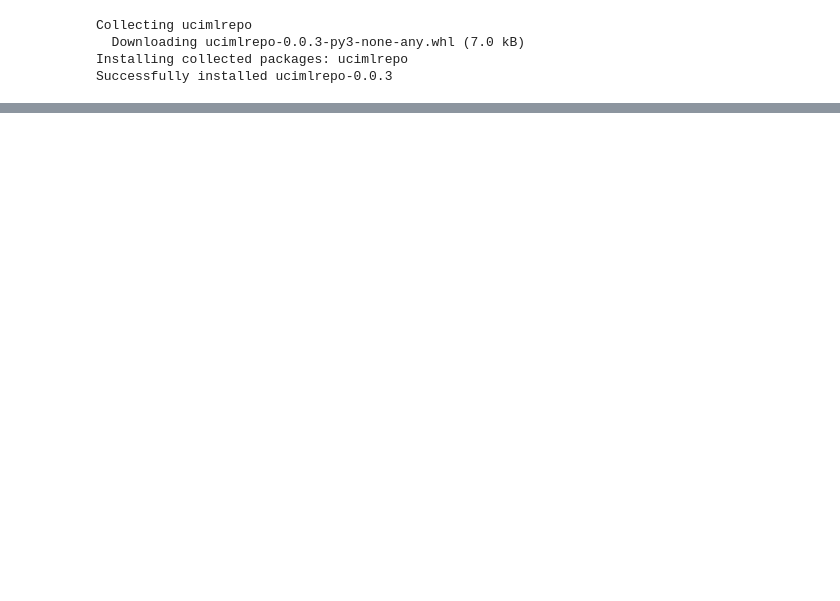
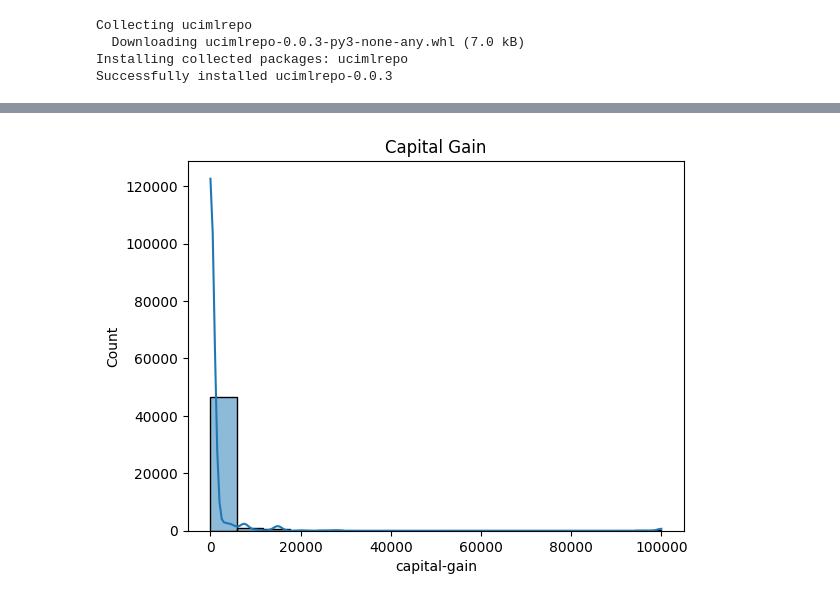
Before and after one commit to Kavindu-D/Census_Income, a Jupyter notebook: Preprocessing.ipynb, the cells around one changed output, grey strips where cells are left out. Cells and saved outputs as stored; diff of their text form; code cells hidden in the pictures; blank space fills up the shorter version.

```diff
--- a/Preprocessing.ipynb
+++ b/Preprocessing.ipynb
@@ -147,0 +144,6 @@ sns.pairplot(X, hue='income')
+# %%
+sns.histplot(data = data['capital-gain'], kde=True)
+plt.title('Capital Gain')
+plt.show()
+# %% [output]
+[figure, added]
```
Also changed, not shown: parts of 46 cells of this notebook.
